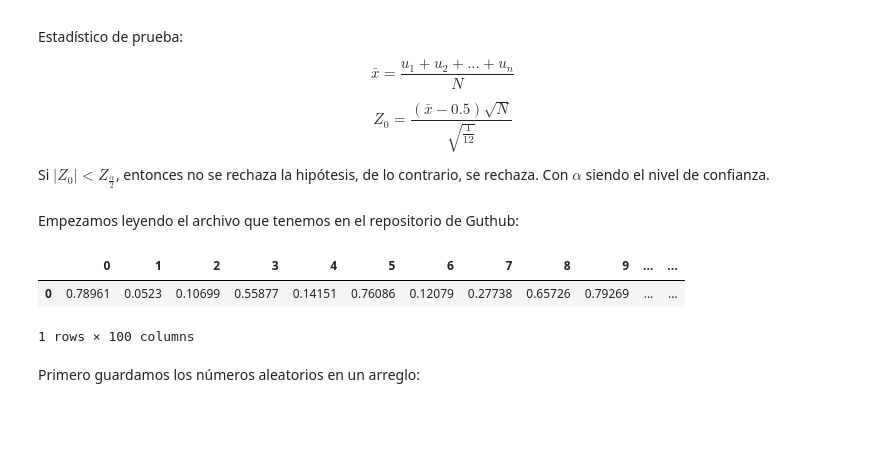
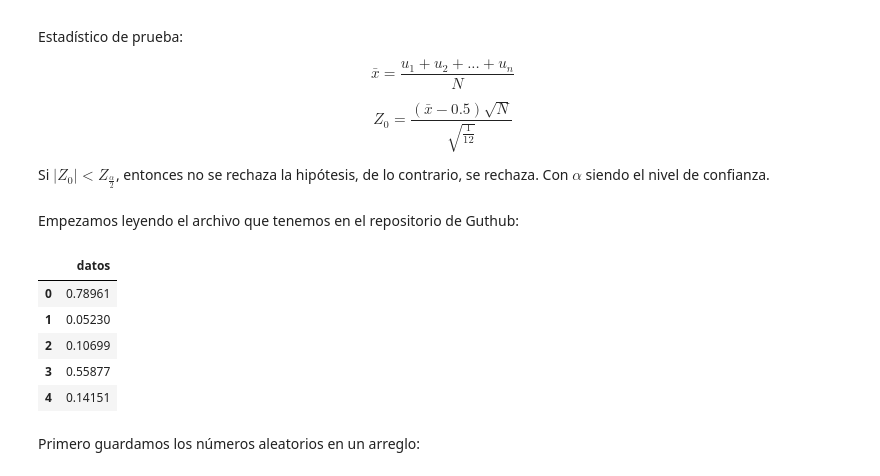
Before and after one commit to LuisManuelCatzoliSoriano/Simulacion-I, a Jupyter notebook: prueba_de_promedios.ipynb, the cells around one changed output. Drawn from its saved outputs; the diff is of its cells as text; code cells hidden in the pictures; blank space fills up the shorter version.

```diff
--- a/prueba_de_promedios.ipynb
+++ b/prueba_de_promedios.ipynb
@@ -30,18 +31,20 @@ Empezamos leyendo el archivo que tenemos en el repositorio de Guthub:
 # %%
 url = "https://raw.githubusercontent.com/LuisManuelCatzoliSoriano/Simulacion-I/refs/heads/main/data.txt"
 
 response = requests.get(url) #Descarga el contenido del link
 contenido = response.text #Transforma el contenido en un texto
 
 lista = ast.literal_eval(contenido) #Transforma un texto en una lista
 
-df = pd.DataFrame([lista]) #Hace una lista de una sola fila
-
-df.head() #Muestra la lista de números que obtuvimos del archivo .text de Github
+df = pd.DataFrame(lista, columns=["datos"]) #Crea un DataFrame a partir de la lista de números
+df.head() #Muestra las primeras filas del DataFrame
 # %% [output]
-|  | 0 | 1 | 2 | 3 | 4 | 5 | 6 | 7 | 8 | 9 | ... | ... |
-| 0 | 0.78961 | 0.0523 | 0.10699 | 0.55877 | 0.14151 | 0.76086 | 0.12079 | 0.27738 | 0.65726 | 0.79269 | ... | ... |
+|  | datos |
+| 0 | 0.78961 |
+| 1 | 0.05230 |
+| 2 | 0.10699 |
+| 3 | 0.55877 |
+| 4 | 0.14151 |
-1 rows × 100 columns
 # %% [markdown]
 Primero guardamos los números aleatorios en un arreglo:
 # %% [markdown]
```
Also changed, not shown: parts of 4 cells of this notebook.
